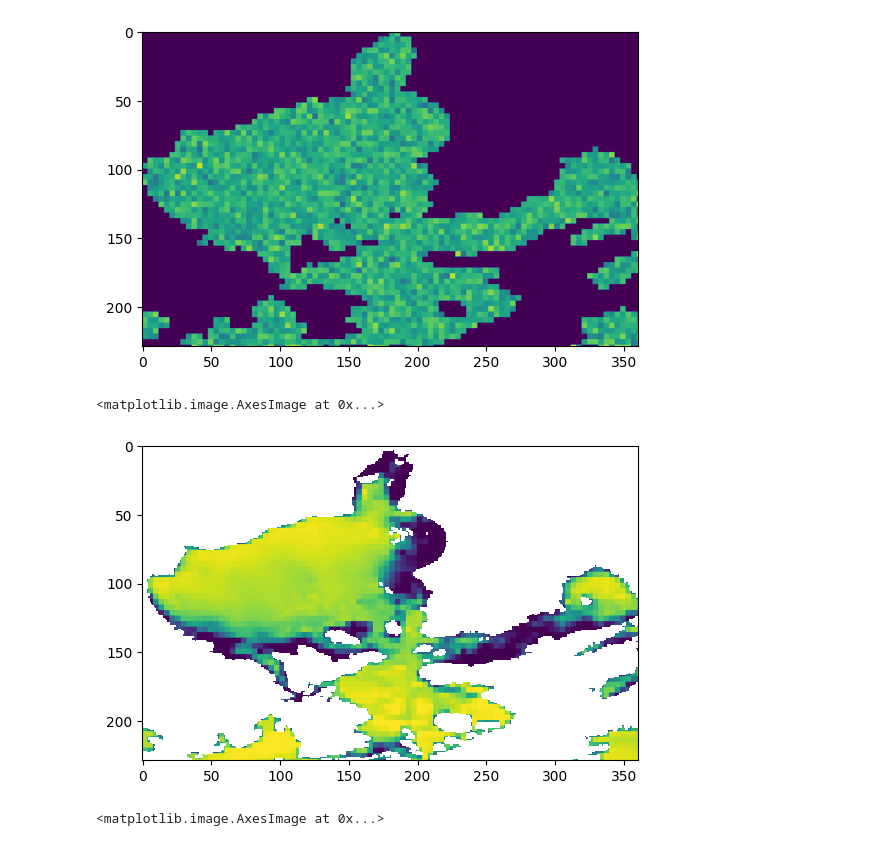
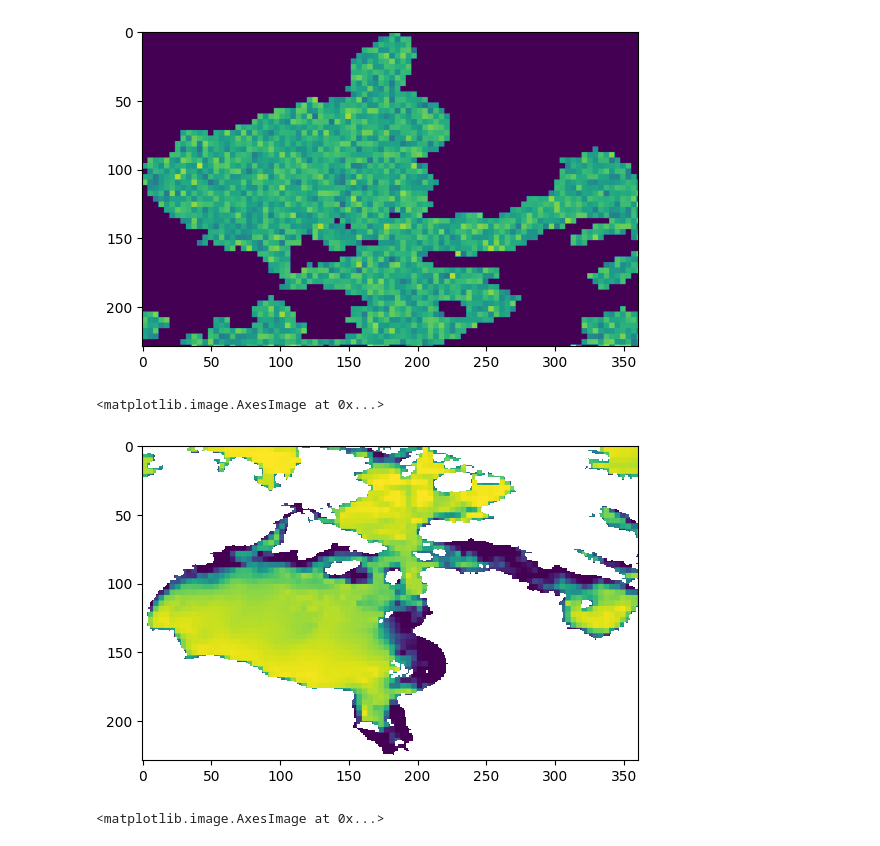
Before and after one commit to zach-gousseau/Quadtree-MPNNLSTM, a Jupyter notebook: create_mesh.ipynb, the cells around one changed output. Cells and saved outputs as stored; diff of their text form; code cells hidden in the pictures.

```diff
--- a/create_mesh.ipynb
+++ b/create_mesh.ipynb
@@ -122,8 +122,3 @@ arr = unflatten(data['data'], data['mapping'], image_shape, mask=~mask)
 arr_xr.values = arr[0, :, :, 0]
 arr_xr.where(~mask).plot()
 plt.title(f'month {month} | {len(data["graph_nodes"])} nodes')
-# %%
-def create_static_heterogeneous_graph(image_shape, max_grid_size, mask, use_edge_attrs=True, resolution=0.25)
-    arr = torch.zeros(size=(1, *image_shape, 1))
-    arr = add_positional_encoding(arr)
-    return  image_to_graph(arr, thresh=np.inf, max_grid_size=max_grid_size, mask=mask, use_edge_attrs=use_edge_attrs, resolution=resolution)
@@ -293,4 +273,0 @@ torch.float32
-# %%
-graph_structure = create_static_homogeneous_graph(mask.shape, 4, mask)
-print(graph_structure['edge_index'].dtype)
-print(graph_structure['edge_attrs'].dtype)
@@ -313,15 +315,15 @@ plt.imshow(arr)
 # %%
 arr = ds.isel(time=150).siconc.values
 arr = np.nan_to_num(arr)
 arr = torch.Tensor(np.expand_dims(arr, (0, -1)))
 arr = flatten(arr, graph_structure['mapping'], graph_structure['n_pixels_per_node'])
 arr = unflatten(arr, graph_structure['mapping'], mask.shape)
 arr = np.where(~mask, arr[0, ..., 0], np.nan)
 
-plt.imshow(arr)
+plt.imshow(arr[::-1])
 # %% [output]
 <matplotlib.image.AxesImage at 0x...>
-[figure, old version]
+[figure, new version]
 # %%
 plt.imshow(ds.isel(time=150).siconc.values)
 # %% [output]
```
Also changed, not shown: parts of 7 cells of this notebook, 7 other files.
